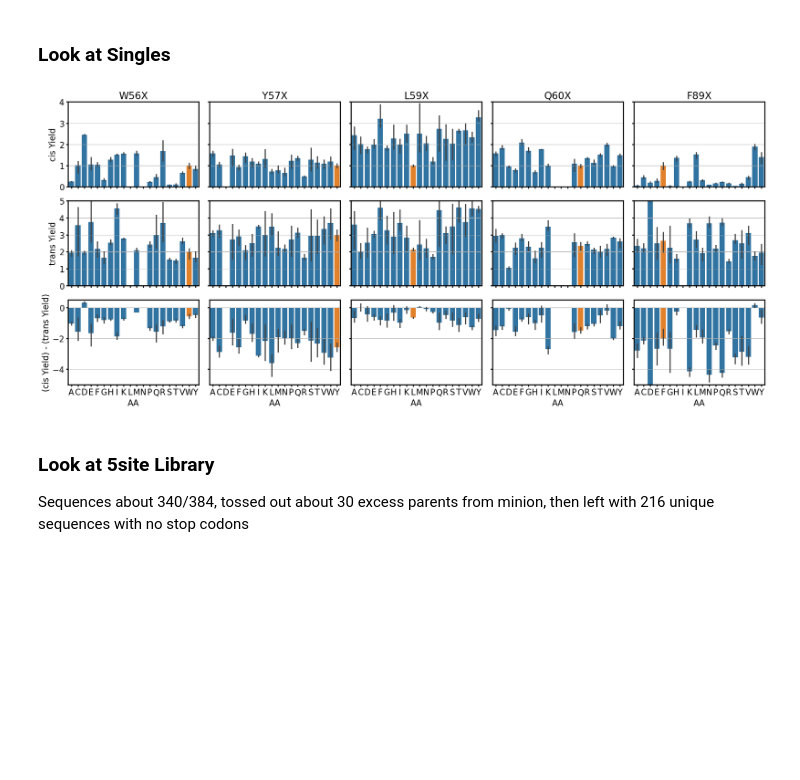
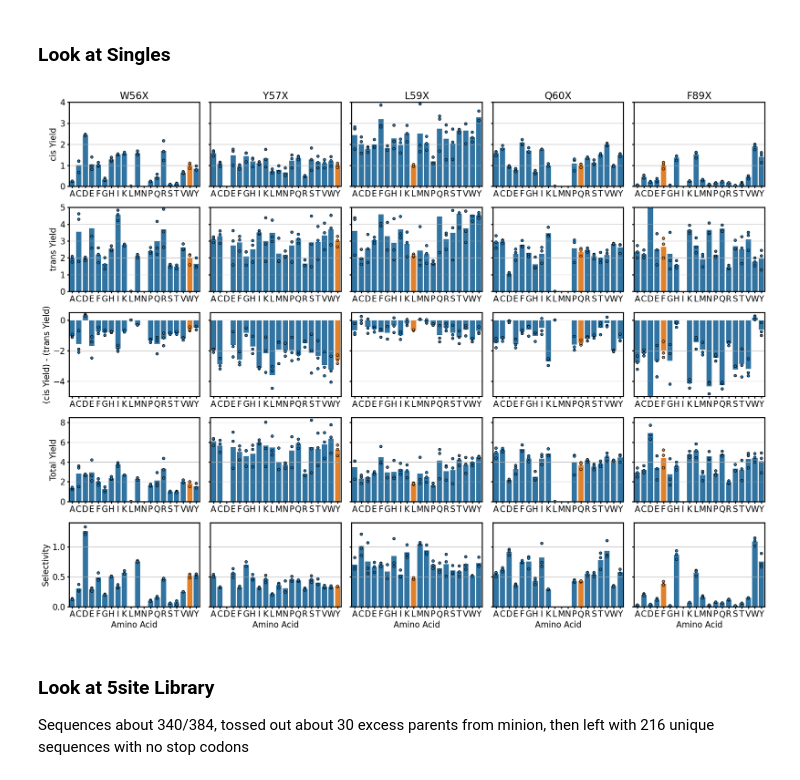
Before and after one commit to jsunn-y/ALDE, a Jupyter notebook: analysis/visualization.ipynb, the cells around one changed output. Saved outputs shown, nothing was run; the diff lists cells and outputs as text; code cells hidden in the pictures; blank space fills up the shorter version.

```diff
--- a/analysis/analysis.ipynb
+++ b/analysis/visualization.ipynb
@@ -336,23 +333,20 @@ encoding_dict = {'AA': 'AAindex', 'georgiev': 'Georgiev', 'onehot': 'Onehot', 'E
 summary_df = pd.DataFrame(columns=['Protein', 'Encoding', 'Model', 'rho', 'miscalibration_area', 'MAE'])
 
 for protein in ['GB1', 'TrpB']:
-    if protein == 'GB1':
-        fitness_df = pd.read_csv('/disk1/jyang4/repos/data/GB1_fitness.csv')
-        fitness_col = 'fit'
-    elif protein == 'TrpB':
-        fitness_df = pd.read_csv('/disk1/jyang4/repos/data/TrpB_fitness.csv')
-        fitness_col = 'fitness'
+
+    fitness_df = pd.read_csv('data/' + protein + '/fitness.csv')
+    fitness_col = 'fitness'
 
     for encoding in ['AA', 'georgiev', 'onehot', 'ESM2']: #['AA', 'georgiev', 'onehot', 'ESM2']
-        prefix = f'{protein}_{encoding}'
+        directory = f'{protein}/{encoding}'
 
         for model in model_order:
             if model in ['GP_BOTORCH', 'BOOSTING_ENSEMBLE']:
                 dimension = dimension_dict1[encoding]
             else:
                 dimension = dimension_dict2[encoding]
-            directory = f'{model}-DO-0-RBF-UCB-[{dimension}, 1]_'
-            directory_prefix = f'/disk1/jyang4/repos/DKBO-MLDE/results/redo/{prefix}/{directory}'
+            prefix = f'{model}-DO-0-RBF-UCB-[{dimension}, 1]_'
+            directory_prefix = f'results/5x96_simulations/{directory}/{prefix}'
 
             n_repeats =70
             n_points= 99
@@ -368,7 +362,7 @@ for protein in ['GB1', 'TrpB']:
             steps = [96, 192, 288, 384]
 
             for i in range(n_repeats):
-                y = torch.load(directory_prefix + str(i+1) + 'y.pt')
+                #y = torch.load(directory_prefix + str(i+1) + 'y.pt')
                 indices = torch.load(directory_prefix + str(i+1) + 'indices.pt')
                 fitness_df[fitness_col] = fitness_df[fitness_col]/fitness_df[fitness_col].max()
 
@@ -590,7 +584,7 @@ What are reasonable values for this number?
 parent_residues = ['W', 'Y', 'L', 'Q', 'F']
 number = ['56', '57', '59', '60', '89']
 i = 0
-plt.figure(figsize=(20, 9))
+plt.figure(figsize=(20, 15))
 map_dict = {}
 #make an empty nested dictionary
 
@@ -598,11 +592,11 @@ combos = []
 NormIso1 = []
 NormIso2 = []
 
-for column in ['NormIso1','NormIso2', 'Diff']: #['NormIso1', 'NormIso2', 'Diff']
+for column in ['NormIso1','NormIso2', 'Diff', 'Total', 'Selectivity']: #['NormIso1', 'NormIso2', 'Diff']
     map_dict[column] = {}
     for sheet, residue in zip(range(5), parent_residues):
         map_dict[column][sheet] = {}
-        plt.subplot(3, 5, i+1)
+        plt.subplot(5, 5, i+1)
         i += 1
         data = pd.read_excel('/disk1/jyang4/repos/data/from_StARDUST/ParPgb/5site_ravi_carbene/RL-7-50_SSM_AllData_56X-60X+89X.xlsx', sheet_name=sheet)
         #replace Sterile with []
@@ -610,7 +604,7 @@ for column in ['NormIso1','NormIso2', 'Diff']: #['NormIso1', 'NormIso2', 'Diff']
         data['WT'] = data['AA'] == residue
 
         #normalize everything to mean of WT of NormIso1, skip if you want selectivity
-        if column != 'Diff':
+        if column in ['NormIso1', 'NormIso2']:
             data[column] = data[column]/data[data['WT']]['NormIso1'].mean()
 
         #barplot with the resude of interest colored
@@ -619,7 +613,11 @@ for column in ['NormIso1','NormIso2', 'Diff']: #['NormIso1', 'NormIso2', 'Diff']
 
 
         data['Diff'] = data['NormIso1'] - data['NormIso2']
-        ax = sns.barplot(x='AA', y=column, data=data, hue ='WT', order=ALL_AAS)
+        data['Total'] = data['NormIso1'] + data['NormIso2']
+        data['Selectivity'] = data['NormIso1']/data['NormIso2']
+
+        ax = sns.barplot(x='AA', y=column, data=data, hue ='WT', order=ALL_AAS, errorbar=None)
+        sns.stripplot(x='AA', y=column, data=data, hue ='WT', order=ALL_AAS, edgecolor='k', linewidth=1, jitter=False)
         ax.yaxis.grid(True)
 
         for aa in ALL_AAS:
@@ -633,38 +631,46 @@ for column in ['NormIso1','NormIso2', 'Diff']: #['NormIso1', 'NormIso2', 'Diff']
             combo = ''.join(residues)
             #todo plot the one that doesn't appear in a different color
 
             if column == 'NormIso1':
                 combos.append(combo)
                 NormIso1.append(mean)
             elif column == 'NormIso2':
                 NormIso2.append(mean)
 
         #remove legend
+        if column == 'Total':
+            plt.ylabel('Total Yield')
+            plt.ylim(0,8.5)
+        if column == 'Selectivity':
+            plt.ylabel('Selectivity')
+            plt.ylim(0, 1.4)
         if column == 'Diff':
             plt.ylabel('(cis Yield) - (trans Yield)')
             plt.ylim(-5, 0.5)
         if column == 'NormIso1':
             plt.ylim(0, 4)
             plt.ylabel('cis Yield')
         if column == 'NormIso2':
             plt.ylim(0, 5)
             plt.ylabel('trans Yield')
 
-        if i != 1 and i != 6 and i != 11:
+        if i != 1 and i != 6 and i != 11 and i != 16 and i != 21:
             ax.set_yticklabels([])
             ax.set(ylabel=None)
-        if i <= 10:
-            ax.set_xticklabels([])
+        if i <= 20:
+        #     ax.set_xticklabels([])
             ax.set(xlabel=None)
+        else:
+            ax.set(xlabel='Amino Acid')
 
         plt.legend([],[], frameon=False)
 plt.tight_layout()
-plt.savefig('singles_fitness.svg')
+plt.savefig('analysis/singles_fitness.svg')
 dict = {'Combo': combos, 'NormIso1': NormIso1, 'NormIso2': NormIso2,}
 singles_df = pd.DataFrame(dict)
 singles_df = singles_df.groupby('Combo').mean().reset_index()
 # %% [output]
-[figure, old version]
+[figure, new version]
 # %% [markdown]
 ### Look at 5site Library
 
```
Also changed, not shown: parts of 5 cells of this notebook, 12 other files.
